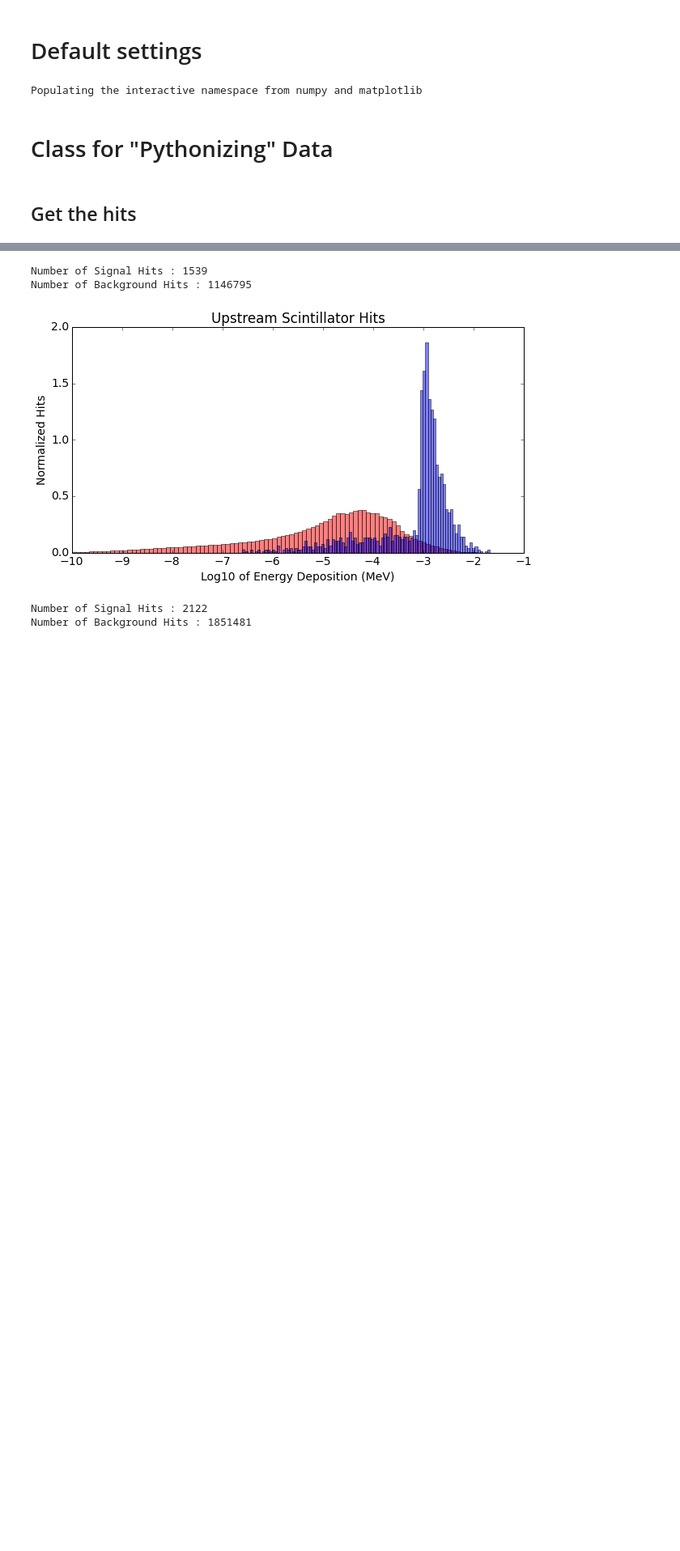
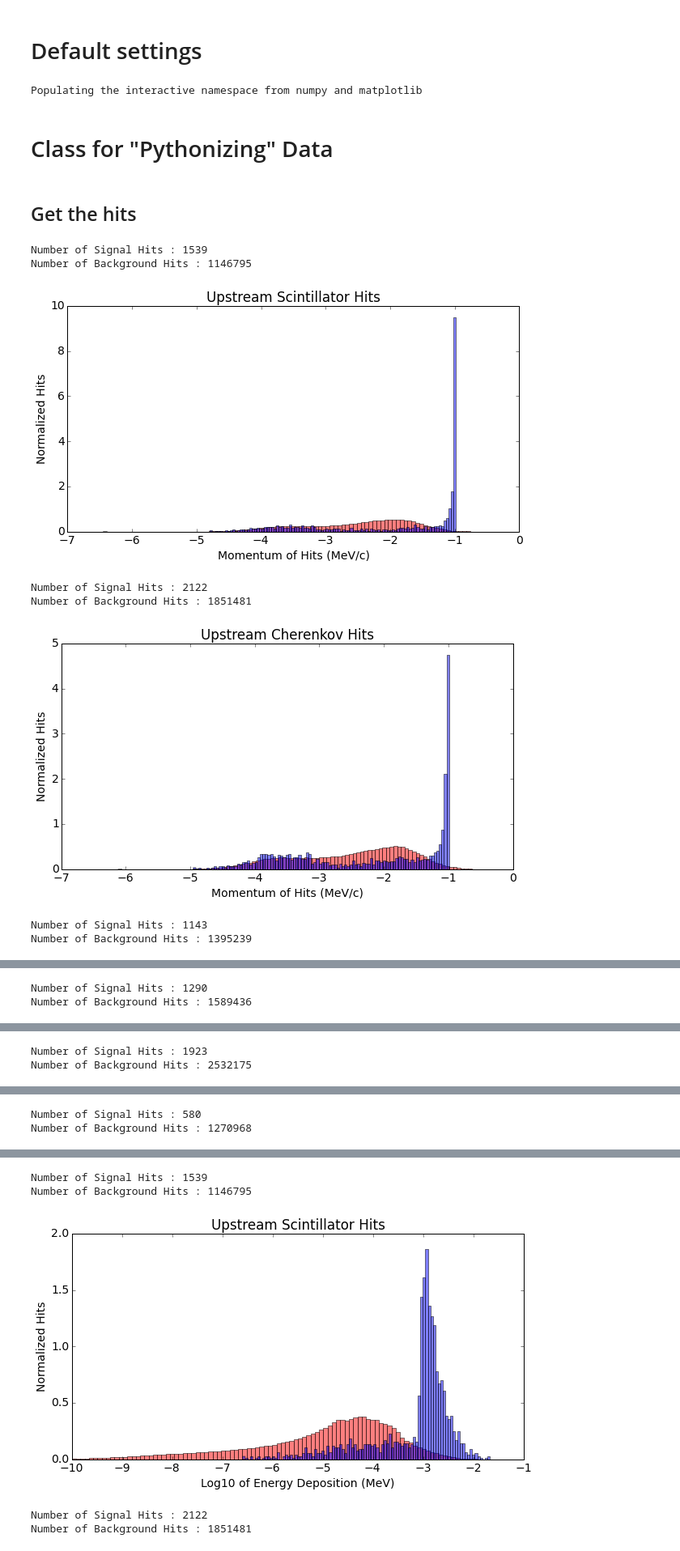
Before and after one commit to ewengillies/track-finding-yandex, a Jupyter notebook: notebooks/Probe_Trigger_Signal.ipynb, the cells around one changed output, grey strips where cells are left out. Shown at 81% size. Saved outputs shown, nothing was run; the diff lists cells and outputs as text; code cells hidden in the pictures; blank space fills up the shorter version.

Commit message:
Added momentum distributions of CTH hits

```diff
--- a/notebooks/Probe_Trigger_Signal.ipynb
+++ b/notebooks/Probe_Trigger_Signal.ipynb
@@ -286,13 +286,46 @@ class CTHHits(object):
             for name in volNames:
                 flat_volIDs.append(self.names_to_flatIDs[name][volIDs])
         return self._filter_hits(these_hits, "flat_volID", flat_volIDs)
+
+    def get_next_hit():
+        """
+        Returns the next hit in time in the same volume.  Returns <something> if the last hit.
+        Can also select by time window.  This second one sounds less problematic
+        """
+        return None
 # %% [markdown]
 ## Get the hits
 # %%
-these_hits = CTHHits("../data/151208_SimChen_signal.root")
+these_hits = CTHHits("../data/151208_SimChen_signal.root", branches=["M_t", "M_hittype", "M_edep", "M_px", "M_py", "M_pz"])
 # %%
 # Quick and dirty volume grabbing
 all_flat_volIDs = [range(0,64), range(64,128), range(128, 191),\
                    range(191, 255), range(255, 319), range(320, 384)]
 titles = ["Upstream Scintillator Hits", "Upstream Cherenkov Hits", "Upstream Cherenkov Light Guide Hits",\
           "Downstream Scintillator Hits", "Downstream Cherenkov Hits", "Downstream Cherenkov Light Guide Hits"]
+# %%
+for this_flat_volIDs, title in zip(all_flat_volIDs, titles):
+    sig_hits = these_hits.get_hits_by_volume(flat_volIDs = this_flat_volIDs, signal_only = True)
+    bkg_hits = these_hits.get_hits_by_volume(flat_volIDs = this_flat_volIDs, background_only = True)
+
+    print "Number of Signal Hits : {}".format(len(sig_hits))
+    print "Number of Background Hits : {}".format(len(bkg_hits))
+    bkg_mom_amp = np.sqrt(np.square(bkg_hits["M_px"]) + np.square(bkg_hits["M_py"]) + np.square(bkg_hits["M_pz"]))
+    sig_mom_amp = np.sqrt(np.square(sig_hits["M_px"]) + np.square(sig_hits["M_py"]) + np.square(sig_hits["M_pz"]))
+
+
+    plt.hist(np.log10(bkg_mom_amp + 0.0000000001), bins=100, normed=True, color='red', alpha=0.5)
+    plt.hist(np.log10(sig_mom_amp + 0.0000000001), bins=100, normed=True, color='blue', alpha=0.5)
+    plt.title(title)
+    plt.xlabel("Momentum of Hits (MeV/c)")
+    plt.ylabel("Normalized Hits")
+    plt.show()
+# %% [output]
+Number of Signal Hits : 1539
+Number of Background Hits : 1146795
+[figure, added]
+Number of Signal Hits : 2122
+Number of Background Hits : 1851481
+[figure, added]
+Number of Signal Hits : 1143
+Number of Background Hits : 1395239
@@ -298,0 +333,2 @@ titles = ["Upstream Scintillator Hits", "Upstream Cherenkov Hits", "Upstream Che
+Number of Signal Hits : 1290
+Number of Background Hits : 1589436
@@ -298,0 +336,2 @@ titles = ["Upstream Scintillator Hits", "Upstream Cherenkov Hits", "Upstream Che
+Number of Signal Hits : 1923
+Number of Background Hits : 2532175
@@ -298,0 +339,2 @@ titles = ["Upstream Scintillator Hits", "Upstream Cherenkov Hits", "Upstream Che
+Number of Signal Hits : 580
+Number of Background Hits : 1270968
```
Also changed, not shown: parts of 2 cells of this notebook.
